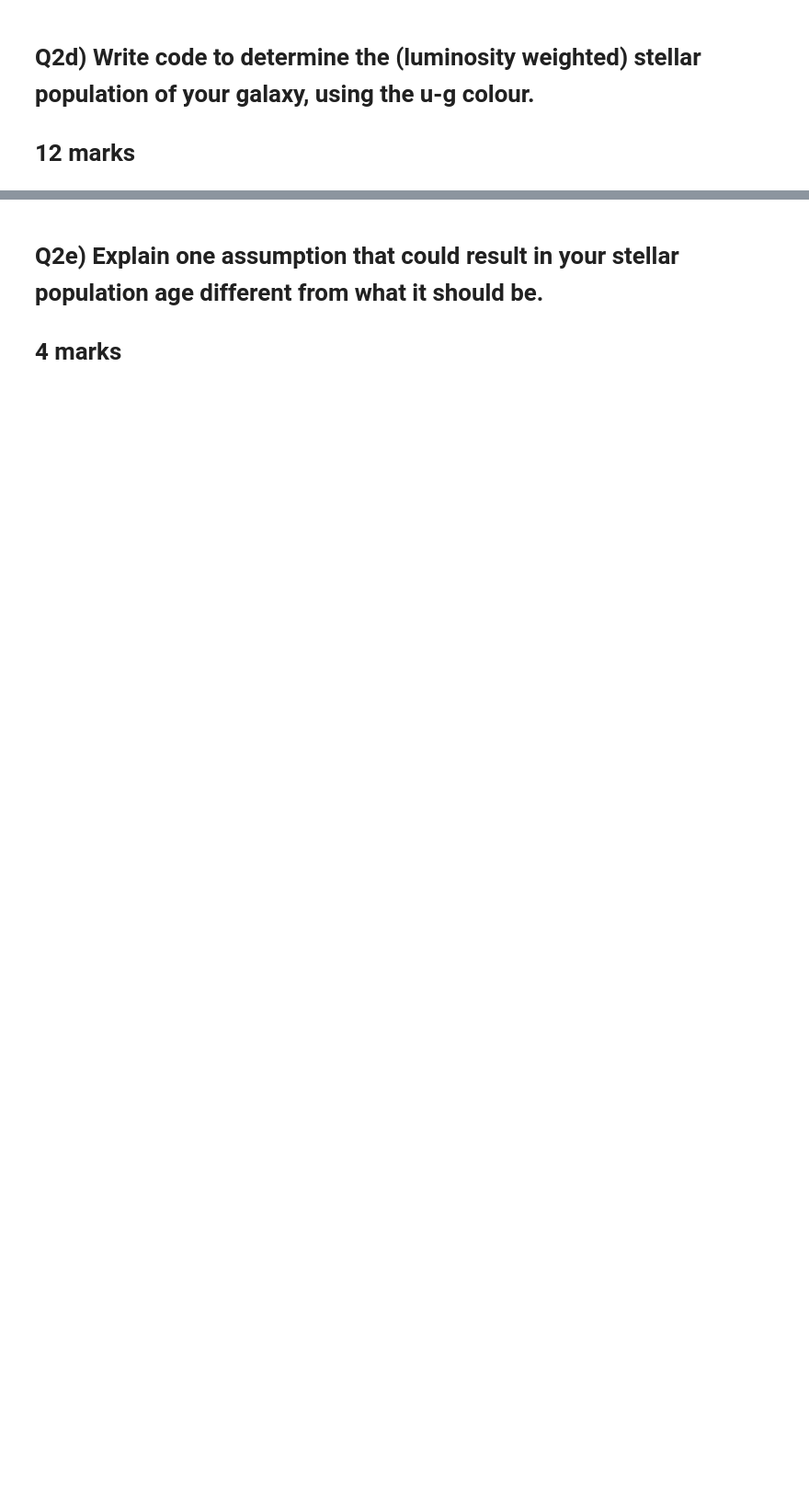
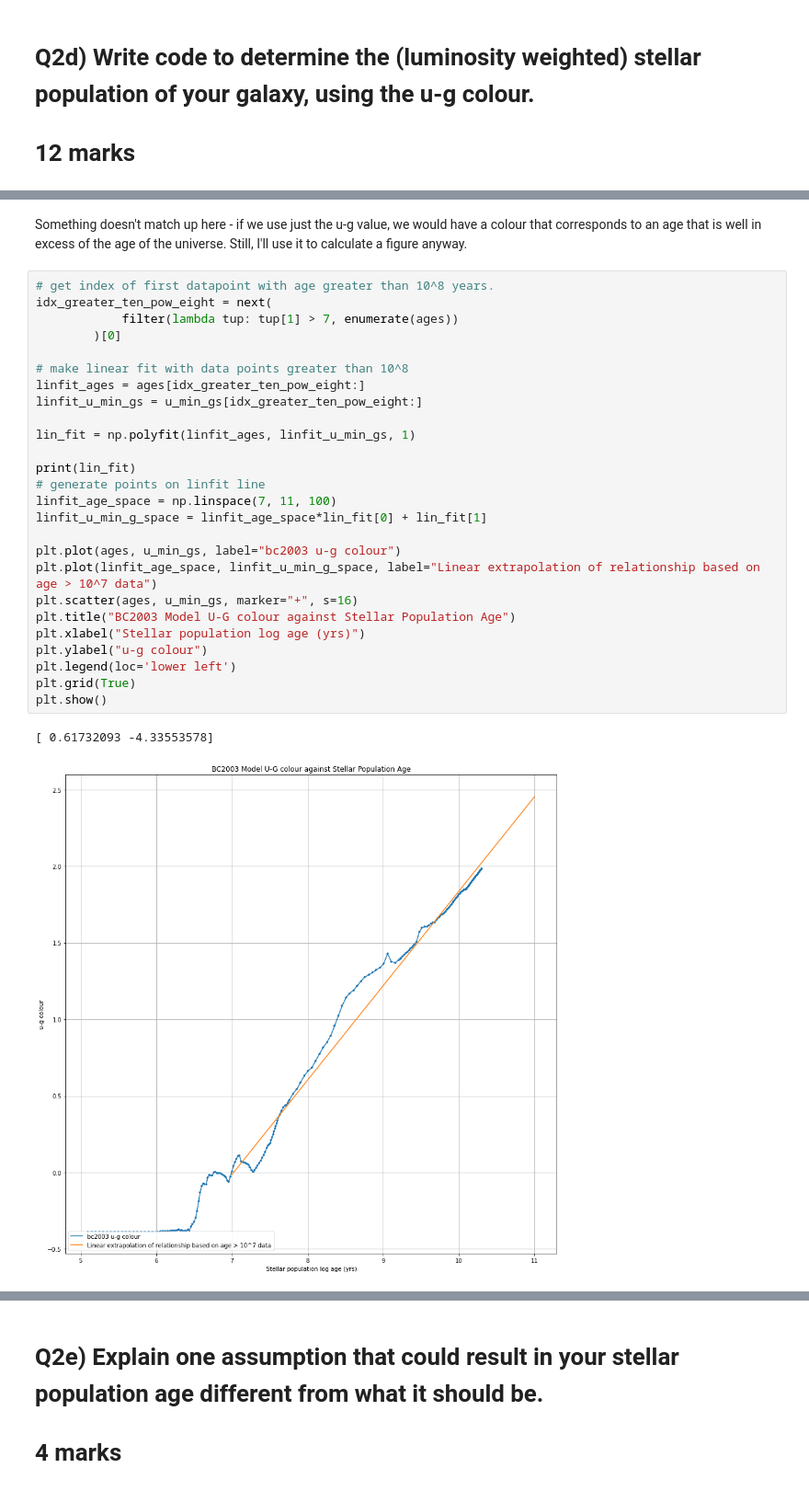
Before and after one commit to cedliang/ASP3231, a Jupyter notebook: Assignment_1/ASP3231_Assignment1_2022.ipynb, the cells around one changed output, grey strips where cells are left out. Shown at 92% size. Saved outputs shown, nothing was run; the diff lists cells and outputs as text; blank space fills up the shorter version.

```diff
--- a/Assignment_1/ASP3231_Assignment1_2022.ipynb
+++ b/Assignment_1/ASP3231_Assignment1_2022.ipynb
@@ -226,0 +284,31 @@ On the other hand, we notice that the medians for both the dust donut and the wh
+# %% [markdown]
+Something doesn't match up here - if we use just the u-g value, we would have a colour that corresponds to an age that is well in excess of the age of the universe. Still, I'll use it to calculate a figure anyway.
+# %%
+# get index of first datapoint with age greater than 10^8 years.
+idx_greater_ten_pow_eight = next(
+            filter(lambda tup: tup[1] > 7, enumerate(ages))
+        )[0]
+
+# make linear fit with data points greater than 10^8
+linfit_ages = ages[idx_greater_ten_pow_eight:]
+linfit_u_min_gs = u_min_gs[idx_greater_ten_pow_eight:]
+
+lin_fit = np.polyfit(linfit_ages, linfit_u_min_gs, 1)
+
+print(lin_fit)
+# generate points on linfit line
+linfit_age_space = np.linspace(7, 11, 100)
+linfit_u_min_g_space = linfit_age_space*lin_fit[0] + lin_fit[1]
+
+plt.plot(ages, u_min_gs, label="bc2003 u-g colour")
+plt.plot(linfit_age_space, linfit_u_min_g_space, label="Linear extrapolation of relationship based on age > 10^7 data")
+plt.scatter(ages, u_min_gs, marker="+", s=16)
+plt.title("BC2003 Model U-G colour against Stellar Population Age")
+plt.xlabel("Stellar population log age (yrs)")
+plt.ylabel("u-g colour")
+plt.legend(loc='lower left')
+plt.grid(True)
+plt.show()
+# %% [output]
+[ 0.61732093 -4.33553578]
+[figure, added]
```
Also changed, not shown: parts of 19 cells of this notebook, 1 other file.
